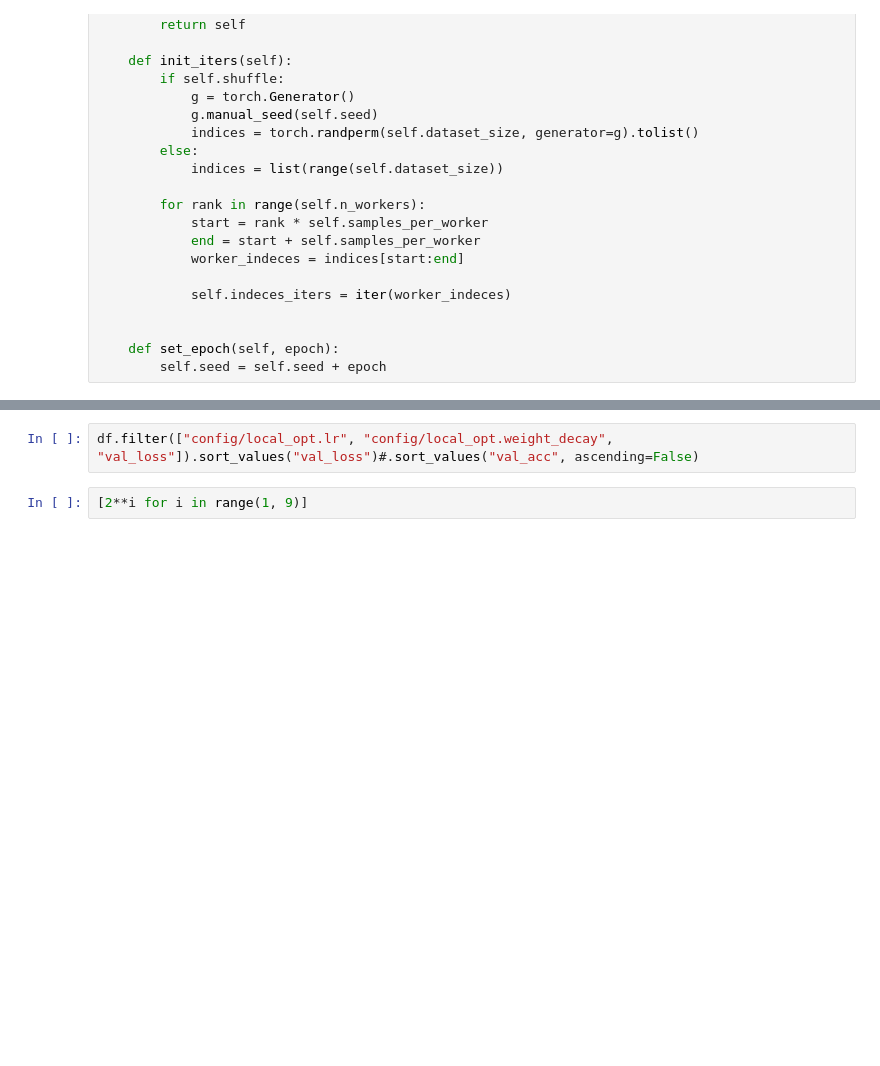
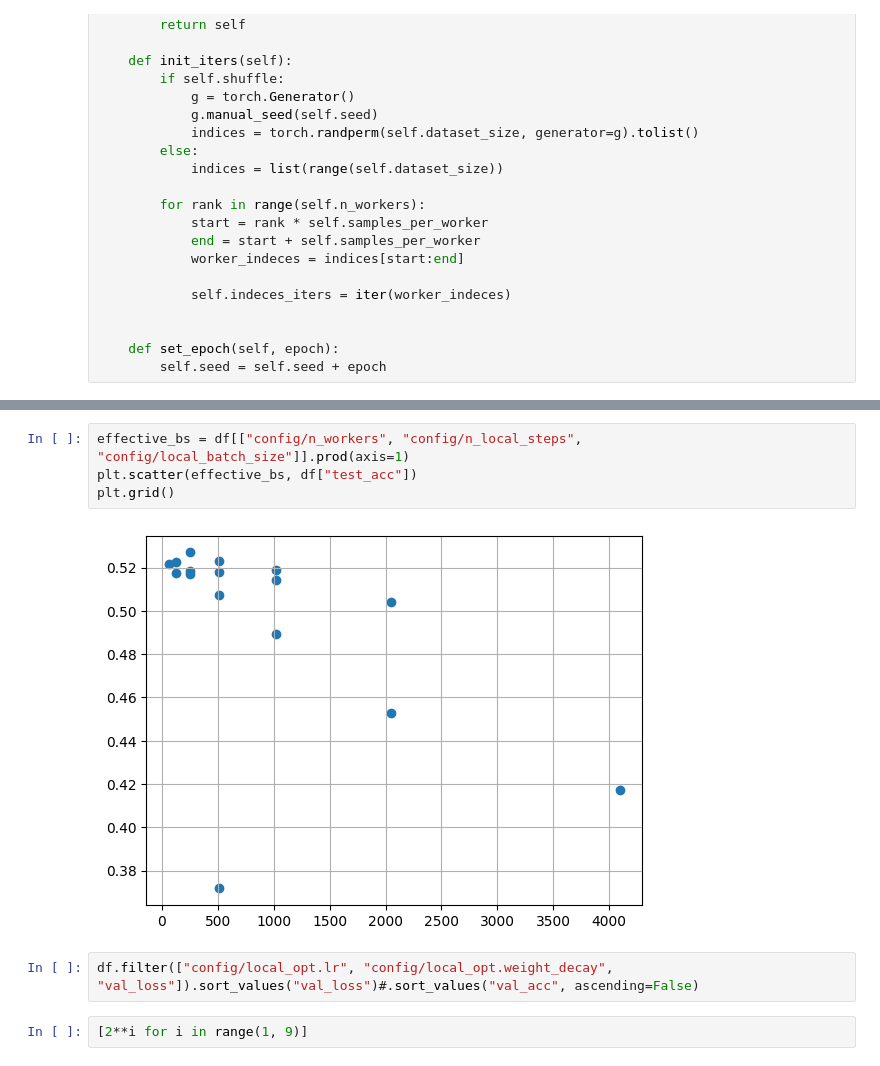
Before and after one commit to maxi-fr/distributed-learning, a Jupyter notebook: test_notebook.ipynb, the cells around one changed output, grey strips where cells are left out. Drawn from its saved outputs; the diff is of its cells as text; blank space fills up the shorter version.

```diff
--- a/test_notebook.ipynb
+++ b/test_notebook.ipynb
@@ -189,3 +181,9 @@ array([7, 4, 5, 6, 3, 0, 8, 1, 2, 9], dtype=int32)
+# %%
+effective_bs = df[["config/n_workers", "config/n_local_steps", "config/local_batch_size"]].prod(axis=1)
+plt.scatter(effective_bs, df["test_acc"])
+plt.grid()
+# %% [output]
+[figure, added]
 # %%
 df.filter(["config/local_opt.lr", "config/local_opt.weight_decay", "val_loss"]).sort_values("val_loss")#.sort_values("val_acc", ascending=False)
 # %%
```
Also changed, not shown: parts of 6 cells of this notebook, 2 other files.
